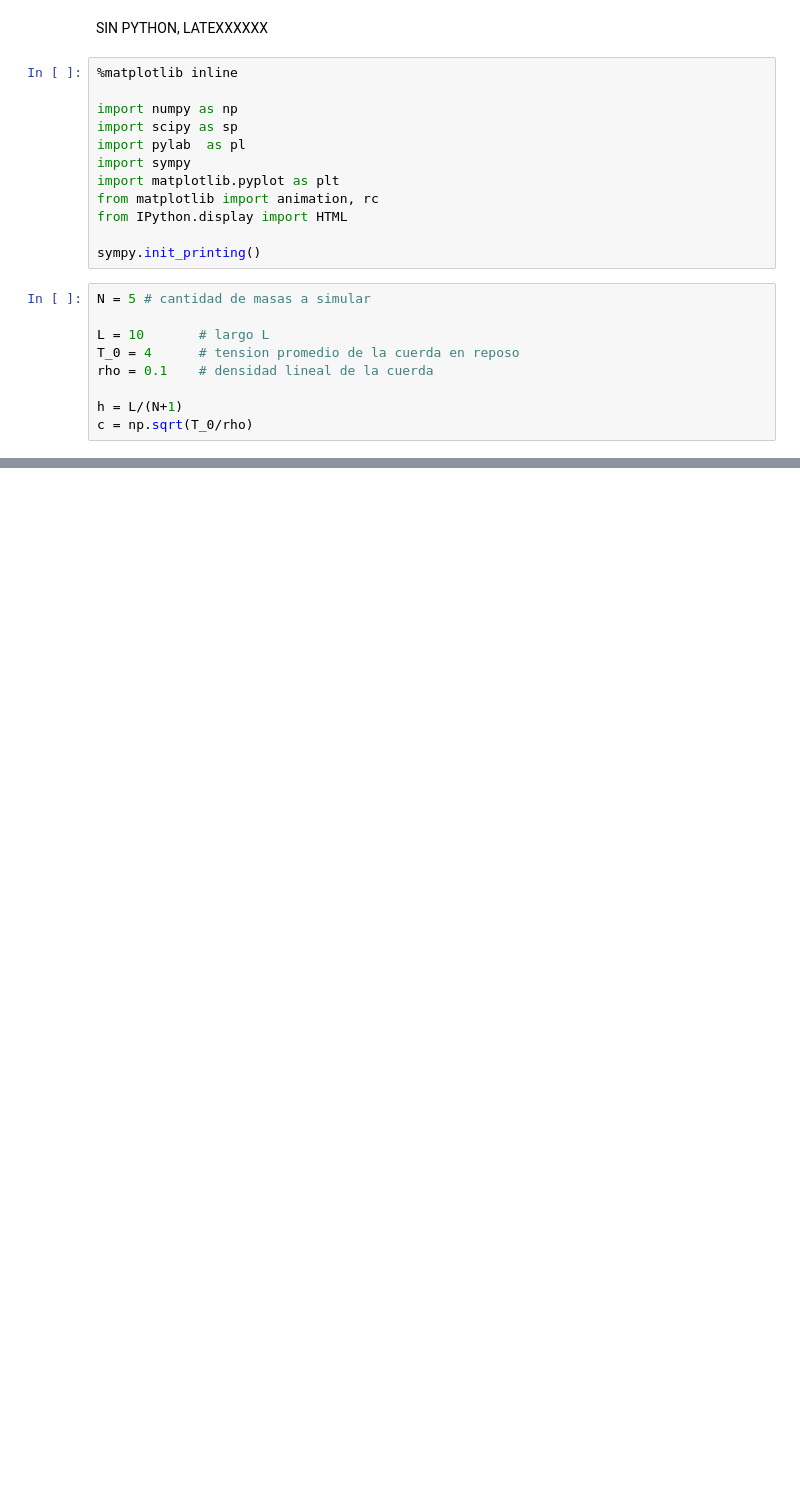
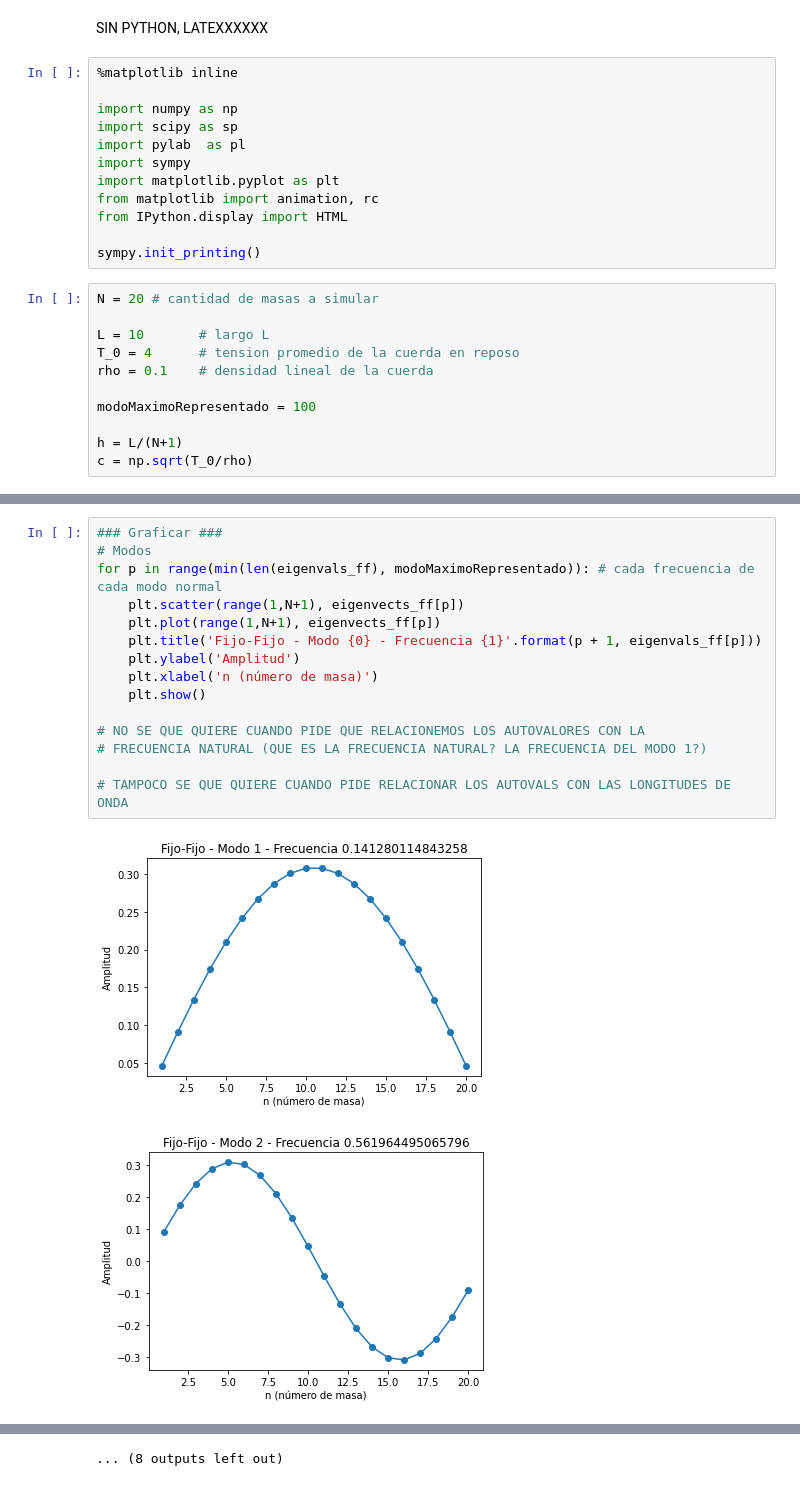
Before and after one commit to lautisilber/Fisica2_TPNumerico, a Jupyter notebook: Numerico1.ipynb, the cells around one changed output, grey strips where cells are left out. Drawn from its saved outputs; the diff is of its cells as text; blank space fills up the shorter version.

```diff
--- a/Numerico1.ipynb
+++ b/Numerico1.ipynb
@@ -142,12 +142,14 @@ from IPython.display import HTML
 
 sympy.init_printing()
 # %%
-N = 5 # cantidad de masas a simular
+N = 20 # cantidad de masas a simular
 
 L = 10       # largo L
 T_0 = 4      # tension promedio de la cuerda en reposo
 rho = 0.1    # densidad lineal de la cuerda
 
+modoMaximoRepresentado = 100
+
 h = L/(N+1)
 c = np.sqrt(T_0/rho)
 # %% [markdown]
@@ -210,0 +195,18 @@ for p in range(len(eigenvals)): # cada frecuencia de cada modo normal
+# %%
+### Graficar ###
+# Modos
+for p in range(min(len(eigenvals_ff), modoMaximoRepresentado)): # cada frecuencia de cada modo normal
+    plt.scatter(range(1,N+1), eigenvects_ff[p])
+    plt.plot(range(1,N+1), eigenvects_ff[p])
+    plt.title('Fijo-Fijo - Modo {0} - Frecuencia {1}'.format(p + 1, eigenvals_ff[p]))
+    plt.ylabel('Amplitud')
+    plt.xlabel('n (número de masa)')
+    plt.show()
+
+# NO SE QUE QUIERE CUANDO PIDE QUE RELACIONEMOS LOS AUTOVALORES CON LA
+# FRECUENCIA NATURAL (QUE ES LA FRECUENCIA NATURAL? LA FRECUENCIA DEL MODO 1?)
+
+# TAMPOCO SE QUE QUIERE CUANDO PIDE RELACIONAR LOS AUTOVALS CON LAS LONGITUDES DE ONDA
+# %% [output]
+[figure, added]
+[figure, added]
@@ -210,0 +223 @@ for p in range(len(eigenvals)): # cada frecuencia de cada modo normal
+... (8 outputs left out)
```
Also changed, not shown: parts of 6 cells of this notebook.
